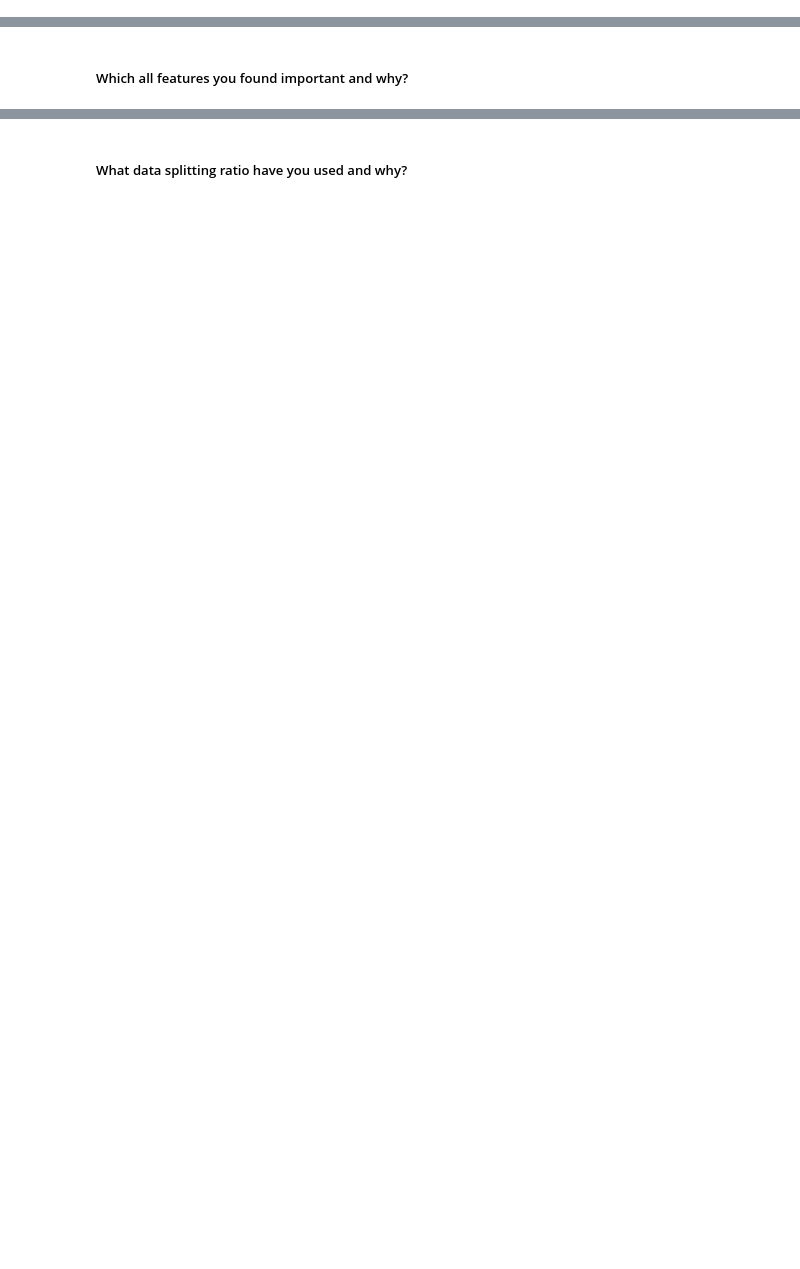
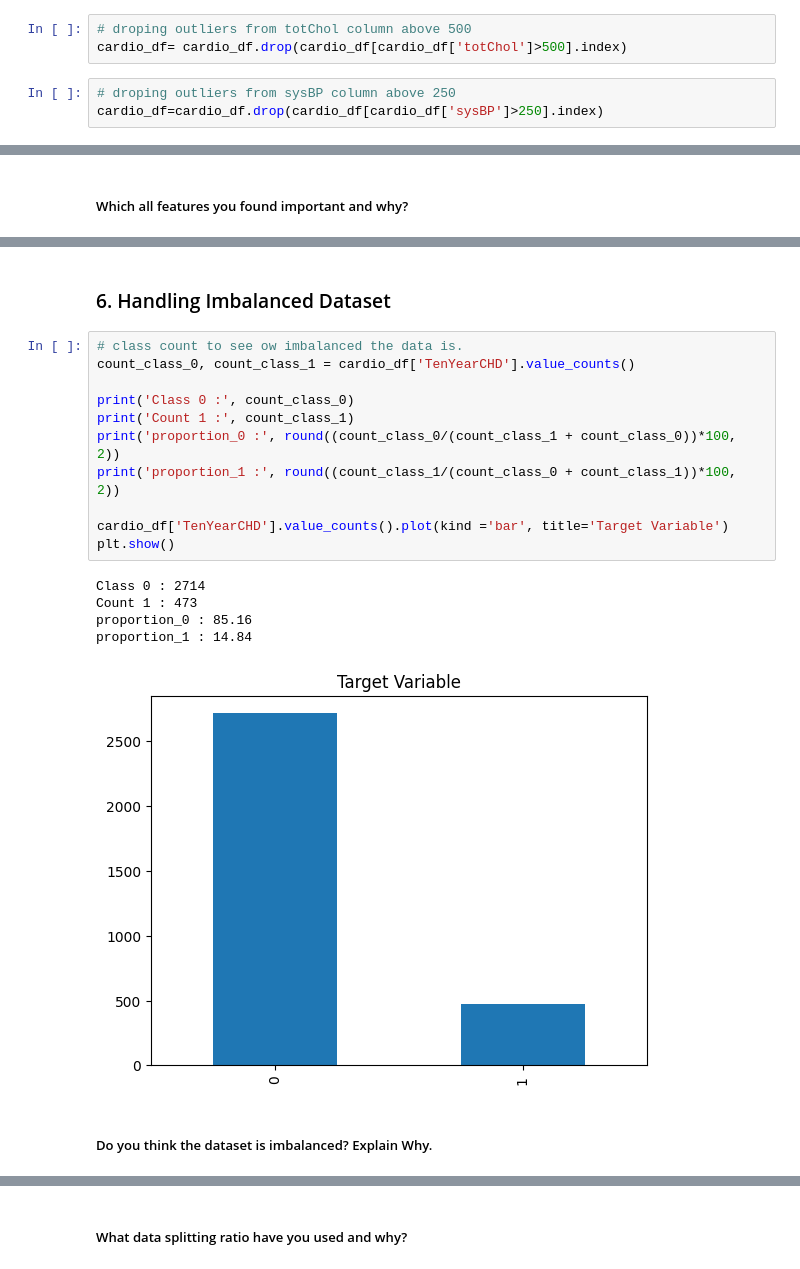
Before and after one commit to DhawalKhandait/Cardio_Vascular_Risk_Prediction-Classification, a Jupyter notebook: Cardio_Vascular_Risk_Prediction.ipynb, the cells around one changed output, grey strips where cells are left out. Cells and saved outputs as stored; diff of their text form; blank space fills up the shorter version.

```diff
--- a/Cardio_Vascular_Risk_Prediction.ipynb
+++ b/Cardio_Vascular_Risk_Prediction.ipynb
@@ -1037,2 +1072,8 @@ Answer Here.
+# %%
+# droping outliers from totChol column above 500
+cardio_df= cardio_df.drop(cardio_df[cardio_df['totChol']>500].index)
+# %%
+# droping outliers from sysBP column above 250
+cardio_df=cardio_df.drop(cardio_df[cardio_df['sysBP']>250].index)
 # %% [markdown]
 ### 3. Categorical Encoding
@@ -1115,0 +1177,21 @@ Answer Here.
+# %% [markdown]
+### 6. Handling Imbalanced Dataset
+# %%
+# class count to see ow imbalanced the data is.
+count_class_0, count_class_1 = cardio_df['TenYearCHD'].value_counts()
+
+print('Class 0 :', count_class_0)
+print('Count 1 :', count_class_1)
+print('proportion_0 :', round((count_class_0/(count_class_1 + count_class_0))*100, 2))
+print('proportion_1 :', round((count_class_1/(count_class_0 + count_class_1))*100, 2))
+
+cardio_df['TenYearCHD'].value_counts().plot(kind ='bar', title='Target Variable')
+plt.show()
+# %% [output]
+Class 0 : 2714
+Count 1 : 473
+proportion_0 : 85.16
+proportion_1 : 14.84
+[figure, added]
+# %% [markdown]
+##### Do you think the dataset is imbalanced? Explain Why.
```
Also changed, not shown: parts of 93 cells of this notebook.
